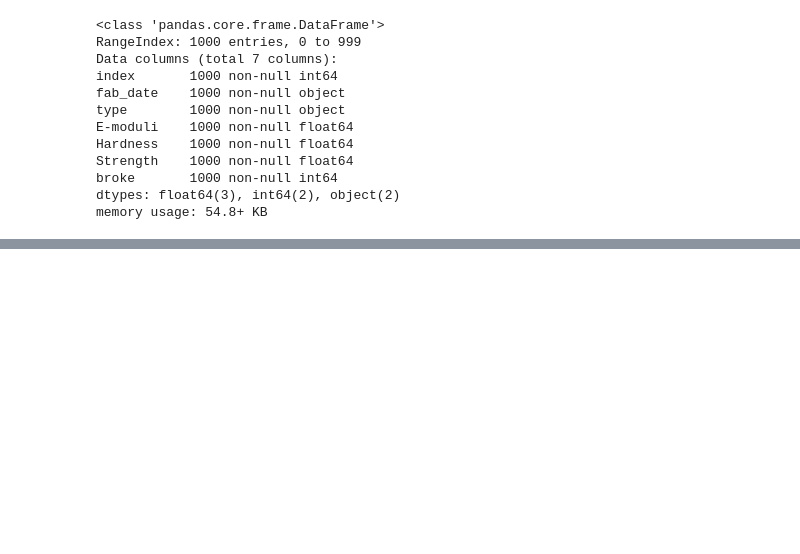
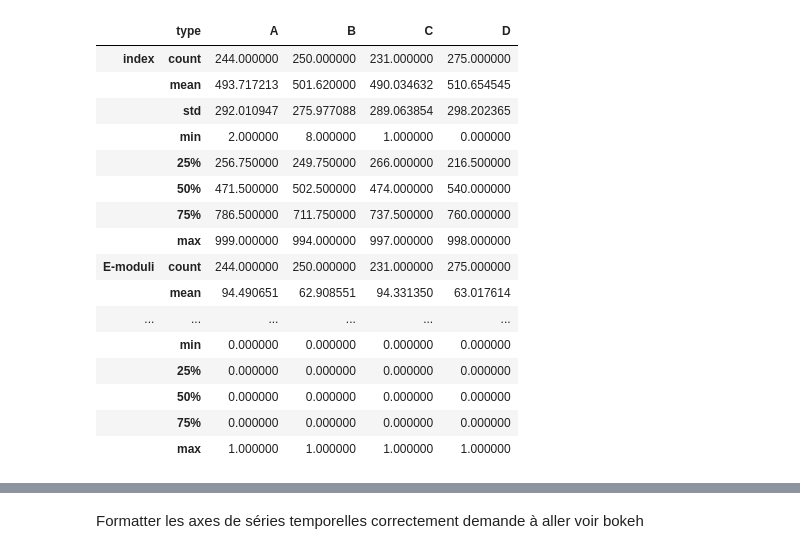
Before and after one commit to hyamanieu/bk_pn_examples, a Jupyter notebook: Viz.ipynb, the cells around one changed output, grey strips where cells are left out. Saved outputs shown, nothing was run; the diff lists cells and outputs as text; code cells hidden in the pictures; blank space fills up the shorter version.

```diff
--- a/Viz.ipynb
+++ b/Viz.ipynb
@@ -9,27 +83,34 @@ conn = sqlite3.connect(os.path.join(os.getcwd(),'TestDB.db'))
 query = "SELECT * FROM info"
 # %%
 info_df = pd.read_sql_query(query, conn)
-# %%
-info_df.info()
-# %% [output]
-<class 'pandas.core.frame.DataFrame'>
-RangeIndex: 1000 entries, 0 to 999
-Data columns (total 7 columns):
-index       1000 non-null int64
-fab_date    1000 non-null object
-type        1000 non-null object
-E-moduli    1000 non-null float64
-Hardness    1000 non-null float64
-Strength    1000 non-null float64
-broke       1000 non-null int64
-dtypes: float64(3), int64(2), object(2)
-memory usage: 54.8+ KB
+# %%
+info_df.groupby('type').describe().T
+# %% [output]
+|  | type | A | B | C | D |
+| index | count | 244.000000 | 250.000000 | 231.000000 | 275.000000 |
+|  | mean | 493.717213 | 501.620000 | 490.034632 | 510.654545 |
+|  | std | 292.010947 | 275.977088 | 289.063854 | 298.202365 |
+|  | min | 2.000000 | 8.000000 | 1.000000 | 0.000000 |
+|  | 25% | 256.750000 | 249.750000 | 266.000000 | 216.500000 |
+|  | 50% | 471.500000 | 502.500000 | 474.000000 | 540.000000 |
+|  | 75% | 786.500000 | 711.750000 | 737.500000 | 760.000000 |
+|  | max | 999.000000 | 994.000000 | 997.000000 | 998.000000 |
+| E-moduli | count | 244.000000 | 250.000000 | 231.000000 | 275.000000 |
+|  | mean | 94.490651 | 62.908551 | 94.331350 | 63.017614 |
+| ... | ... | ... | ... | ... | ... |
+|  | min | 0.000000 | 0.000000 | 0.000000 | 0.000000 |
+|  | 25% | 0.000000 | 0.000000 | 0.000000 | 0.000000 |
+|  | 50% | 0.000000 | 0.000000 | 0.000000 | 0.000000 |
+|  | 75% | 0.000000 | 0.000000 | 0.000000 | 0.000000 |
+|  | max | 1.000000 | 1.000000 | 1.000000 | 1.000000 |
 # %%
 info_df.fab_date = pd.to_datetime(info_df.fab_date)
 # %%
 info_df[info_df.type=='A'].hvplot.scatter(x='fab_date',y='E-moduli',rot=90)
 # %% [output]
 [interactive output not drawn]
+# %% [markdown]
+Formatter les axes de séries temporelles correctement demande à aller voir bokeh
 # %%
 import bokeh as bk
 # %%
```
Also changed, not shown: parts of 45 cells of this notebook, 1 other file.
